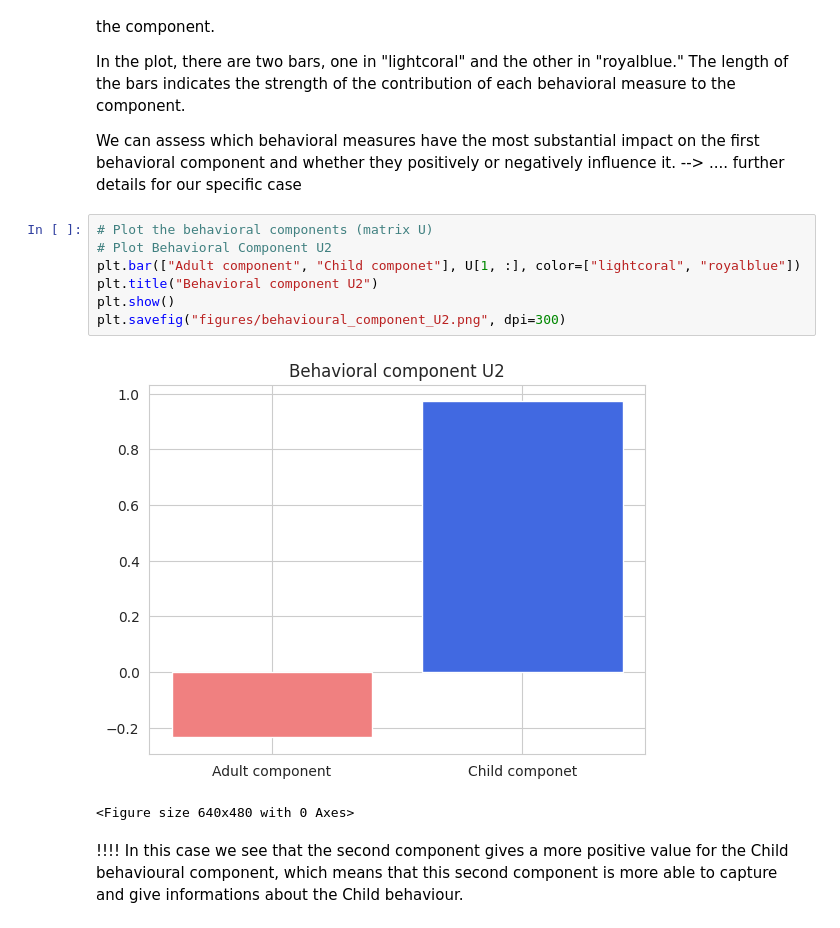
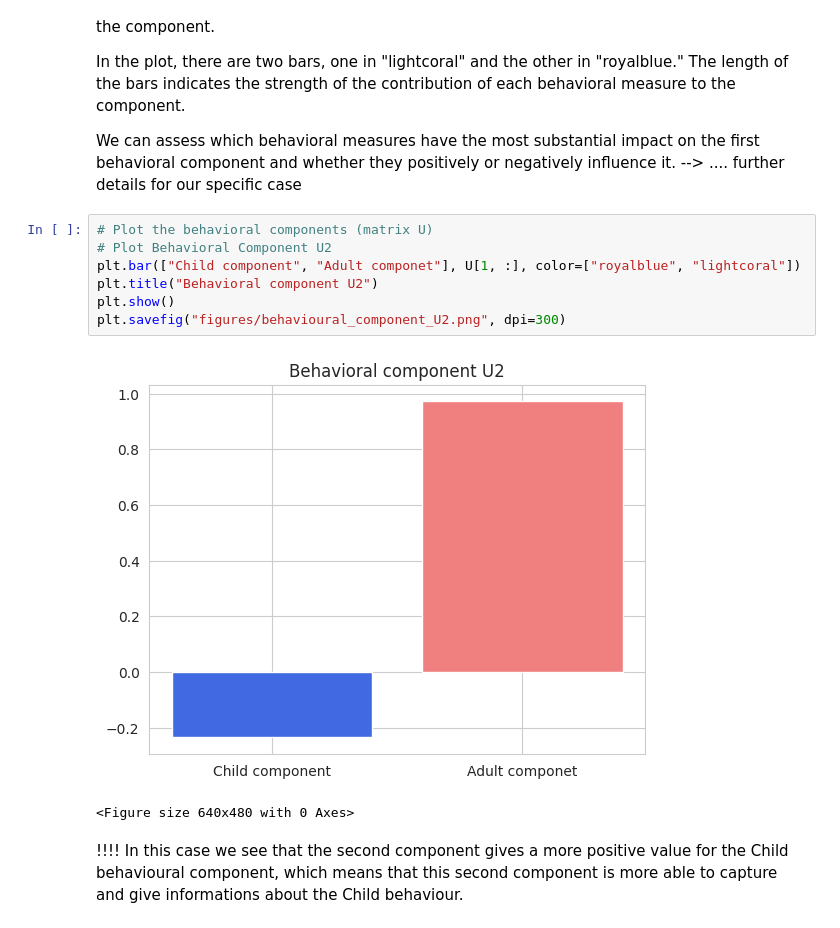
Before and after one commit to ludekcizinsky/fMRI-dimensionality-reduction, a Jupyter notebook: run.ipynb, the cells around one changed output. Cells and saved outputs as stored; diff of their text form.

```diff
--- a/run.ipynb
+++ b/run.ipynb
@@ -962,12 +961,12 @@ We can assess which behavioral measures have the most substantial impact on the
 # %%
 # Plot the behavioral components (matrix U)
 # Plot Behavioral Component U2
-plt.bar(["Adult component", "Child componet"], U[1, :], color=["lightcoral", "royalblue"])
+plt.bar(["Child component", "Adult componet"], U[1, :], color=["royalblue", "lightcoral"])
 plt.title("Behavioral component U2")
 plt.show()
 plt.savefig("figures/behavioural_component_U2.png", dpi=300)
 # %% [output]
-[figure, old version]
+[figure, new version]
 <Figure size 640x480 with 0 Axes>
 # %% [markdown]
 !!!! In this case we see that the second component gives a more positive value for the Child behavioural component, which means that this second component is more able to capture and give informations about the Child behaviour.
```
Also changed, not shown: parts of 5 cells of this notebook.
